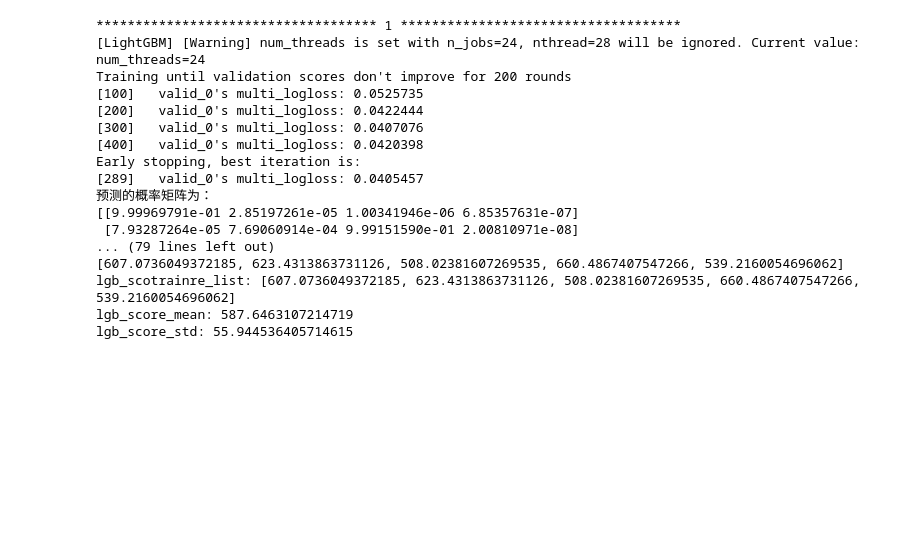
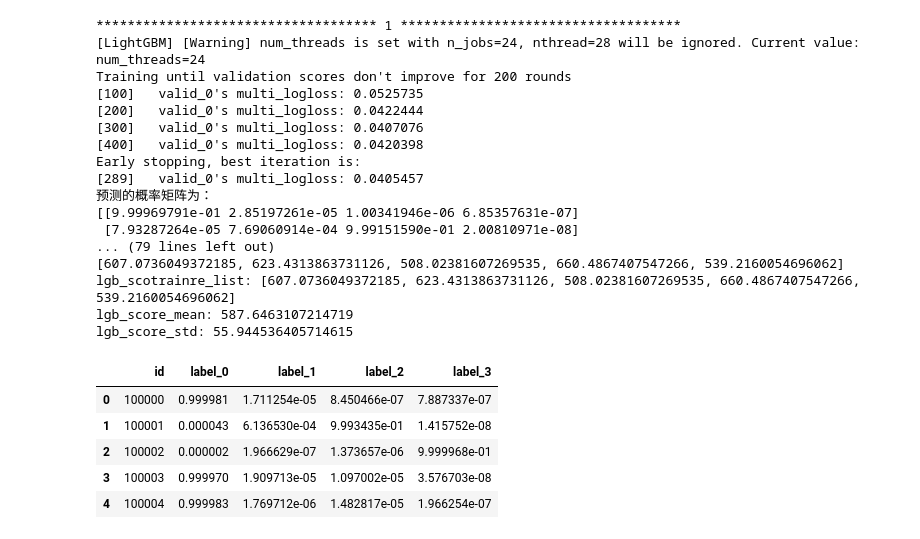
Before and after one commit to frankyangdev/aliyun-tianchi-datamining-heartbeatclassification, a Jupyter notebook: T1 - HeartbeatClassification.ipynb, the cells around one changed output. Drawn from its saved outputs; the diff is of its cells as text; code cells hidden in the pictures; blank space fills up the shorter version.

```diff
--- a/T1 - HeartbeatClassification.ipynb
+++ b/T1 - HeartbeatClassification.ipynb
@@ -271,0 +274,9 @@ result.to_csv('submit.csv',index=False)
+# %%
+result_df.head()
+# %% [output]
+|  | id | label_0 | label_1 | label_2 | label_3 |
+| 0 | 100000 | 0.999981 | 1.711254e-05 | 8.450466e-07 | 7.887337e-07 |
+| 1 | 100001 | 0.000043 | 6.136530e-04 | 9.993435e-01 | 1.415752e-08 |
+| 2 | 100002 | 0.000002 | 1.966629e-07 | 1.373657e-06 | 9.999968e-01 |
+| 3 | 100003 | 0.999970 | 1.909713e-05 | 1.097002e-05 | 3.576703e-08 |
+| 4 | 100004 | 0.999983 | 1.769712e-06 | 1.482817e-05 | 1.966254e-07 |
```
Also changed, not shown: parts of 5 cells of this notebook.
